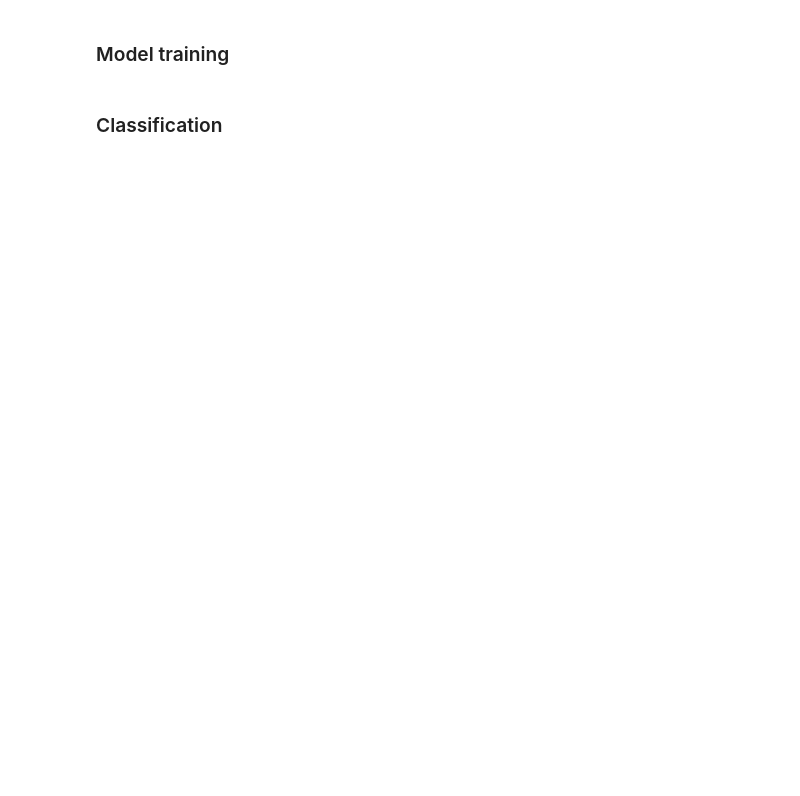
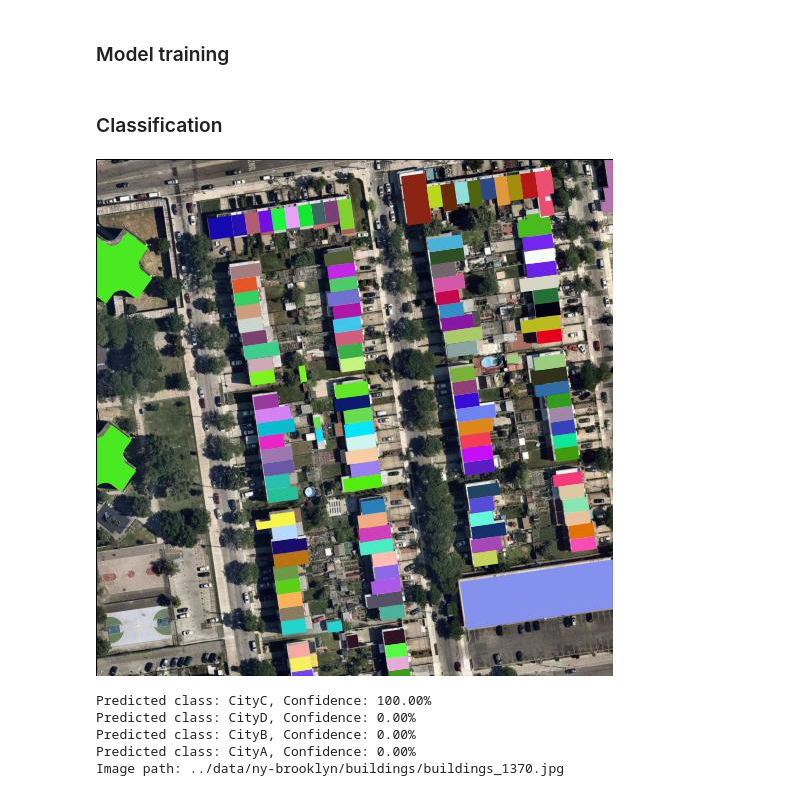
Before and after one commit to scalable-design-participation-lab/re-blocking, a Jupyter notebook: ensemble-model/softmax_resnet-50-classification.ipynb, the cells around one changed output. Drawn from its saved outputs; the diff is of its cells as text; code cells hidden in the pictures; blank space fills up the shorter version.

```diff
--- a/ensemble-model/softmax_resnet-50-classification.ipynb
+++ b/ensemble-model/softmax_resnet-50-classification.ipynb
@@ -301,44 +209,58 @@ train_and_save_model(model, train_loader)
 ### Classification
 # %%
 import torch.nn.functional as F  # Import F for softmax
+import os
+from PIL import Image
+from tqdm.notebook import tqdm
+from IPython.display import display  # Import display module
+import matplotlib.pyplot as plt
 
 # Paths to the model and checkpoint
-model_path = 'resnet50_city_classifier.pth'
-checkpoint_path = 'resnet50_city_classifier_checkpoint.pth'
+model_path = 'softmax-output/checkpoints-experiment_01/checkpoint_epoch_2.pth'
 
 # Load model weights
-if os.path.exists(checkpoint_path):
-    print("Loading checkpoint...")
-    checkpoint = torch.load(checkpoint_path)
-    model.load_state_dict(checkpoint['model_state_dict'])
-else:
-    print("Loading full model...")
-    model.load_state_dict(torch.load(model_path))
+model.load_state_dict(torch.load(model_path, weights_only=True))
 
 # Function to classify a new image
 def classify_new_image(image_path, model, transform):
     model.eval()
     input_image = Image.open(image_path)
     input_tensor = transform(input_image).unsqueeze(0).to(device)
 
     with torch.no_grad():
         output = model(input_tensor)
         probabilities = F.softmax(output, dim=1)
         probabilities = probabilities.cpu().numpy().flatten()
 
     predictions = [(class_names[i], prob * 100) for i, prob in enumerate(probabilities)]
     predictions.sort(key=lambda x: x[1], reverse=True)
-    return predictions
+    return predictions, input_image
 
 # Example of classifying a new image with progress bar
 new_image_path = '../data/ny-brooklyn/buildings/buildings_1370.jpg'
 with tqdm(total=1, desc="Classifying new image", leave=False) as pbar:
-    predictions = classify_new_image(new_image_path, model, transform)
+    predictions, input_image = classify_new_image(new_image_path, model, transform)
     pbar.update(1)
+
+# Display the image
+display(input_image)
 
 # Save predictions to a file
 output_file_path = os.path.join(output_folder, 'predictions.txt')
 with open(output_file_path, 'w') as f:
+    f.write(f'Image path: {new_image_path}\n')  # Write the image path
     for label, percentage in predictions:
         f.write(f'Predicted class: {label}, Confidence: {percentage:.2f}%\n')
         print(f'Predicted class: {label}, Confidence: {percentage:.2f}%')
+
+# Optionally, display the predictions in the notebook
+print(f'Image path: {new_image_path}')
+#for label, percentage in predictions:
+#    print(f'Predicted class: {label}, Confidence: {percentage:.2f}%')
+# %% [output]
+[figure, added]
+Predicted class: CityC, Confidence: 100.00%
+Predicted class: CityD, Confidence: 0.00%
+Predicted class: CityB, Confidence: 0.00%
+Predicted class: CityA, Confidence: 0.00%
+Image path: ../data/ny-brooklyn/buildings/buildings_1370.jpg
```
Also changed, not shown: parts of 6 cells of this notebook.
